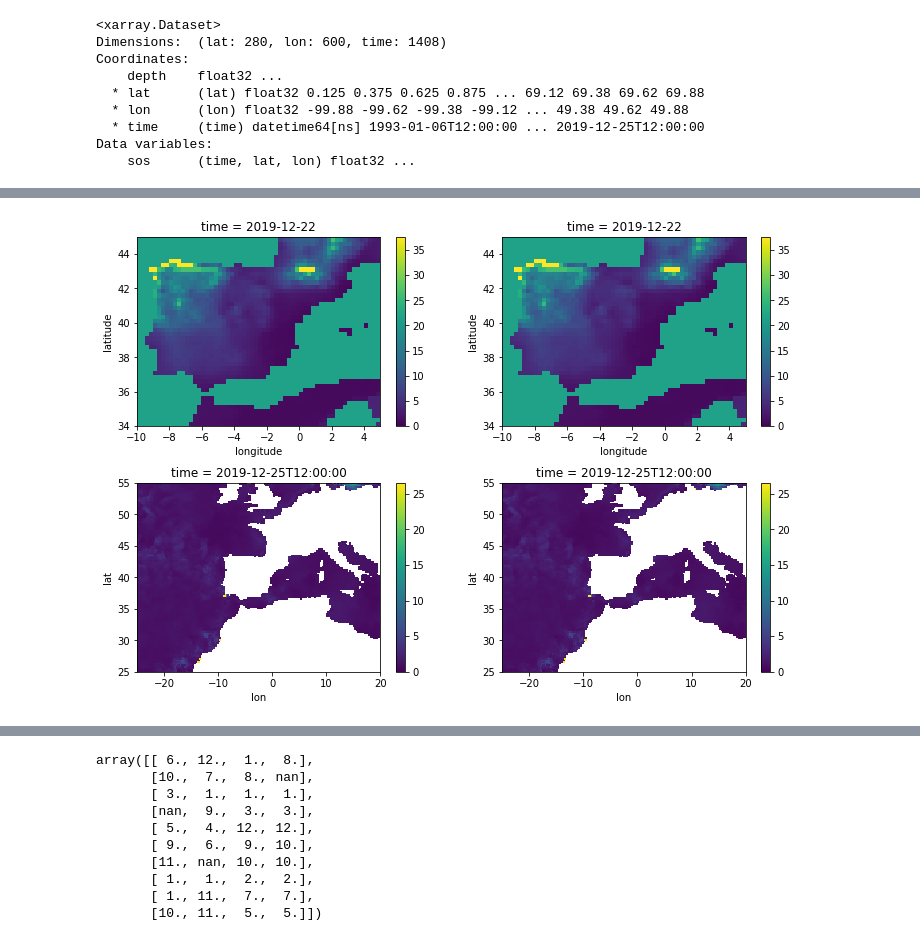
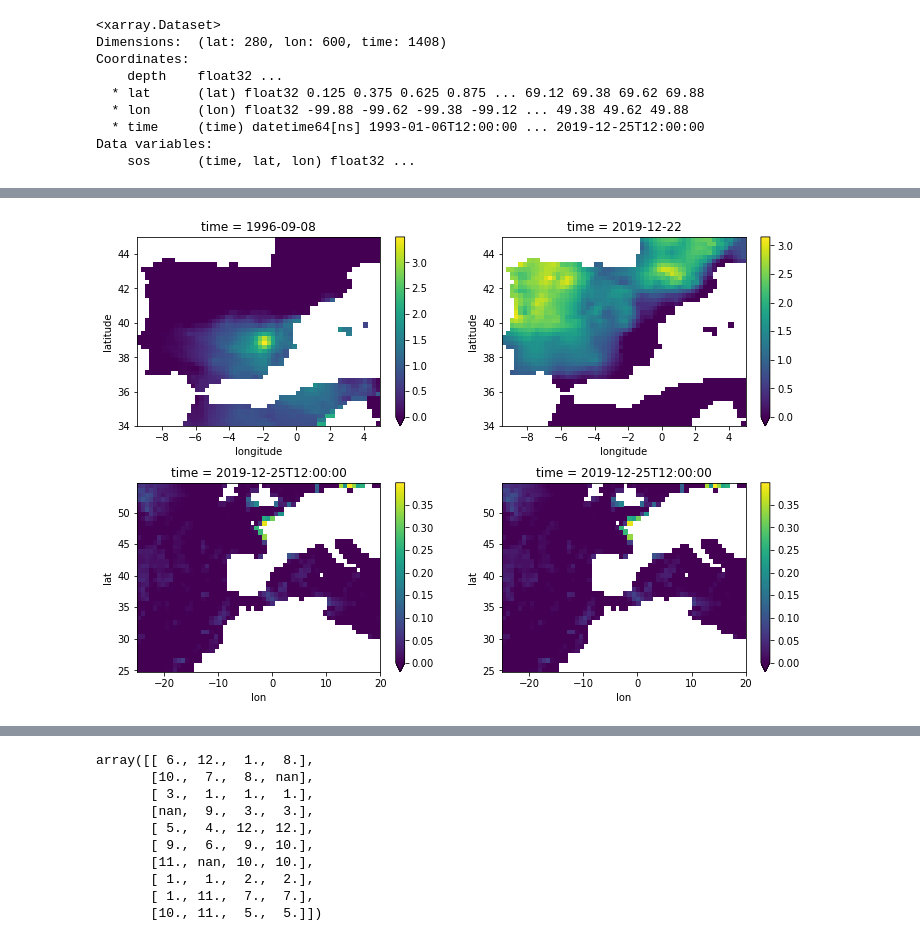
Before and after one commit to mdondv/xpca, a Jupyter notebook: code/xpca.ipynb, the cells around one changed output, grey strips where cells are left out. Saved outputs shown, nothing was run; the diff lists cells and outputs as text; code cells hidden in the pictures.

```diff
--- a/code/xpca.ipynb
+++ b/code/xpca.ipynb
@@ -962,13 +1085,13 @@ dana_id = take_month(np.datetime_as_string(spain_prcp.time.values, timezone='UTC
 dana_date = spain_prcp.time.values[dana_id]
 spain_data_dana = obs.loc[dana_id, :] # Data corresponding to the drop cold season in Spain
 
-#spain_dana_ave = ma(spain_data_dana.values, k=3) # 3-day moving average
+spain_dana_ave = ma(spain_data_dana.values, k=3) # 3-day moving average
 #spain_dana_smo = ECDF_smoothing(spain_dana_ave, k=3) # ECDF smoothing
 #spain_dana_tran = to_alpha_2(spain_dana_smo) # Transfer the margins to have the same regular variation index: 2
 
-mca = MCA(spain_data_dana.values, spain_data_dana.values)
-spain_dana_projectedX, spain_dana_projectedY = mca.projected(spain_data_dana.shape[1], spain_data_dana.shape[1])
-spain_dana_eofsX, spain_dana_eofsY = mca.eofs(spain_data_dana.shape[1], spain_data_dana.shape[1])
+mca = MCA(spain_dana_ave, spain_dana_ave)
+spain_dana_projectedX, spain_dana_projectedY = mca.projected(spain_dana_ave.shape[1], spain_dana_ave.shape[1])
+spain_dana_eofsX, spain_dana_eofsY = mca.eofs(spain_dana_ave.shape[1], spain_dana_ave.shape[1])
 
 #spain_dana_projectedX, spain_dana_projectedY = MCA_projected(spain_data_dana.values, spain_data_dana.values, spain_data_dana.shape[1], spain_data_dana.shape[1])
 #spain_dana_eofsX, spain_dana_eofsY = MCA_eofs(spain_data_dana.values, spain_data_dana.values, spain_data_dana.shape[1], spain_data_dana.shape[1])
@@ -1008,6 +1132,7 @@ plt.show()
 # %%
 file = '/Users/miguel/Desktop/fisica_mates/cinque/tfg-xpca/data/sss-multiobs.nc'
 dsss = xr.open_dataset(file)
+dsss_coarsed = dsss.sos.coarsen({'lon': 3, 'lat': 3}, boundary='trim').mean()
 dsss
 # %% [output]
 <xarray.Dataset>
@@ -1169,3 +1287,14 @@ da_sss = da_sss.unstack().sortby(['lon', 'lat'])
+# %%
+# Maximum covariance analysis
+mca = MCA(spain_dana_ave, sss_dana_ave)
+spain_dana_projected, sss_dana_projected = mca.projected(spain_dana_ave.shape[1], sss_dana_ave.shape[1])
+spain_dana_eofs, sss_dana_eofs = mca.eofs(spain_dana_ave.shape[1], sss_dana_ave.shape[1])
+
+da_prcp = xr.DataArray(spain_dana_eofs, dims=['mode', 'x'], coords={'x': spain_prcp.coords['x'], 'mode': range(1, spain_dana_eofs.shape[0] + 1)})
+da_prcp = da_prcp.unstack().sortby(['longitude', 'latitude'])
+
+da_sss = xr.DataArray(sss_dana_eofs, dims=['mode', 'x'], coords={'x': sss_sos.coords['x'], 'mode': range(1, sss_dana_eofs.shape[0] + 1)})
+da_sss = da_sss.unstack().sortby(['lon', 'lat'])
 # %%
 fig = plt.figure(figsize=(12, 8))
 fig.subplots_adjust(hspace=0.3)
@@ -1189,27 +1318,27 @@ plt.show()
 # %%
-x_spain_dana_tran = xr.DataArray(spain_dana_tran, dims=['time', 'x'], coords={'time': spain_prcp.time.values, 'x': spain_prcp.coords['x']}).unstack()
-x_sss_dana_tran = xr.DataArray(sss_dana_tran, dims=['time', 'x'], coords={'time': sss_sos.time.values, 'x': sss_sos.coords['x']}).unstack()
+x_spain_dana_ave = xr.DataArray(spain_dana_ave, dims=['time', 'x'], coords={'time': spain_prcp.time.values, 'x': spain_prcp.coords['x']}).unstack()
+x_sss_dana_ave = xr.DataArray(sss_dana_ave, dims=['time', 'x'], coords={'time': sss_sos.time.values, 'x': sss_sos.coords['x']}).unstack()
 
-rec_alldays_prcp = np.dot(spain_dana_projected, spain_dana_eofs) * np.std(spain_dana_tran, axis=0) + np.mean(spain_dana_tran, axis=0)
+rec_alldays_prcp = np.dot(spain_dana_projected, spain_dana_eofs) * np.std(spain_dana_ave, axis=0) + np.mean(spain_dana_ave, axis=0)
 xrec_alldays_prcp = xr.DataArray(rec_alldays_prcp, dims=['time', 'x'], coords={'x': spain_prcp.coords['x'], 'time': spain_prcp.time.values})
 xrec_alldays_prcp = xrec_alldays_prcp.unstack().sortby(['longitude', 'latitude'])
 
-rec_alldays_sss = np.dot(sss_dana_projected, sss_dana_eofs) * np.std(sss_dana_tran, axis=0) + np.mean(sss_dana_tran, axis=0)
+rec_alldays_sss = np.dot(sss_dana_projected, sss_dana_eofs) * np.std(sss_dana_ave, axis=0) + np.mean(sss_dana_ave, axis=0)
 xrec_alldays_sss = xr.DataArray(rec_alldays_sss, dims=['time', 'x'], coords={'x': sss_sos.coords['x'], 'time': sss_sos.time.values})
 xrec_alldays_sss = xrec_alldays_sss.unstack().sortby(['lat', 'lon'])
 
 fig = plt.figure(figsize=(12, 8))
 fig.subplots_adjust(hspace=0.3)
 ax1 = fig.add_subplot(221)
 ax2 = fig.add_subplot(222)
 ax3 = fig.add_subplot(223)
 ax4 = fig.add_subplot(224)
 
-x_spain_dana_tran.unstack().sel(time='2019-12-22').sortby(['latitude', 'longitude']).plot(ax=ax1, vmin=0) # precipitation transformed data
+x_spain_dana_ave.unstack().sel(time='1996-09-08').sortby(['latitude', 'longitude']).plot(ax=ax1, vmin=0) # precipitation transformed data
 xrec_alldays_prcp.sel(time='2019-12-22').sortby(['latitude', 'longitude']).plot(ax=ax2, vmin=0) # reconstruction of transformed precipitation
-x_sss_dana_tran.unstack().sel(time='2019-12-25').sortby(['lat', 'lon']).plot(ax=ax3, vmin=0) # sea surface salinity transformed data
+x_sss_dana_ave.unstack().sel(time='2019-12-25').sortby(['lat', 'lon']).plot(ax=ax3, vmin=0) # sea surface salinity transformed data
 xrec_alldays_sss.sel(time='2019-12-25').sortby(['lat', 'lon']).plot(ax=ax4, vmin=0) # reconstruction of transformed sea surface salinity
 
 plt.show()
 # %% [output]
-[figure, old version]
+[figure, new version]
```
Also changed, not shown: parts of 128 cells of this notebook, 42 other files.
